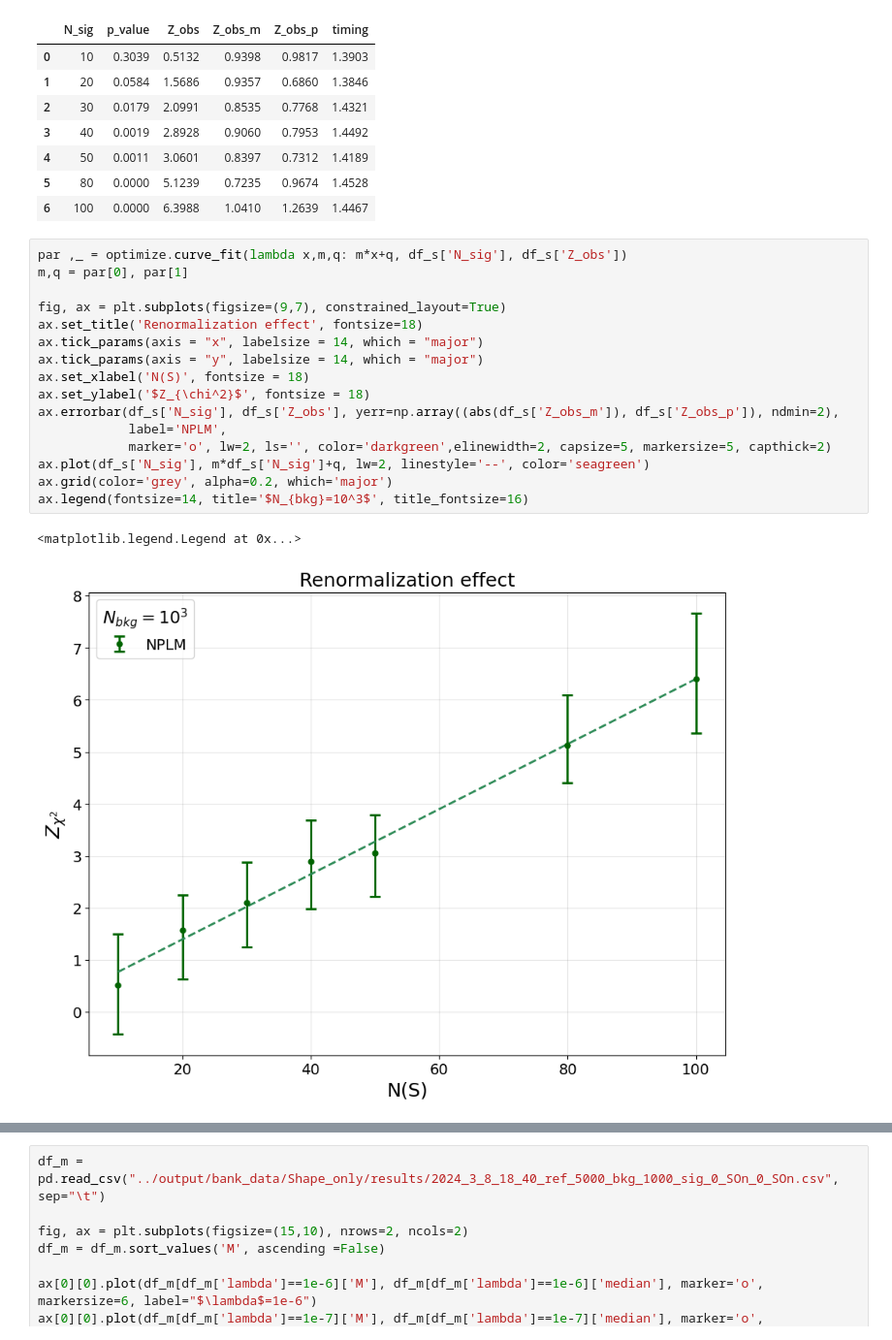
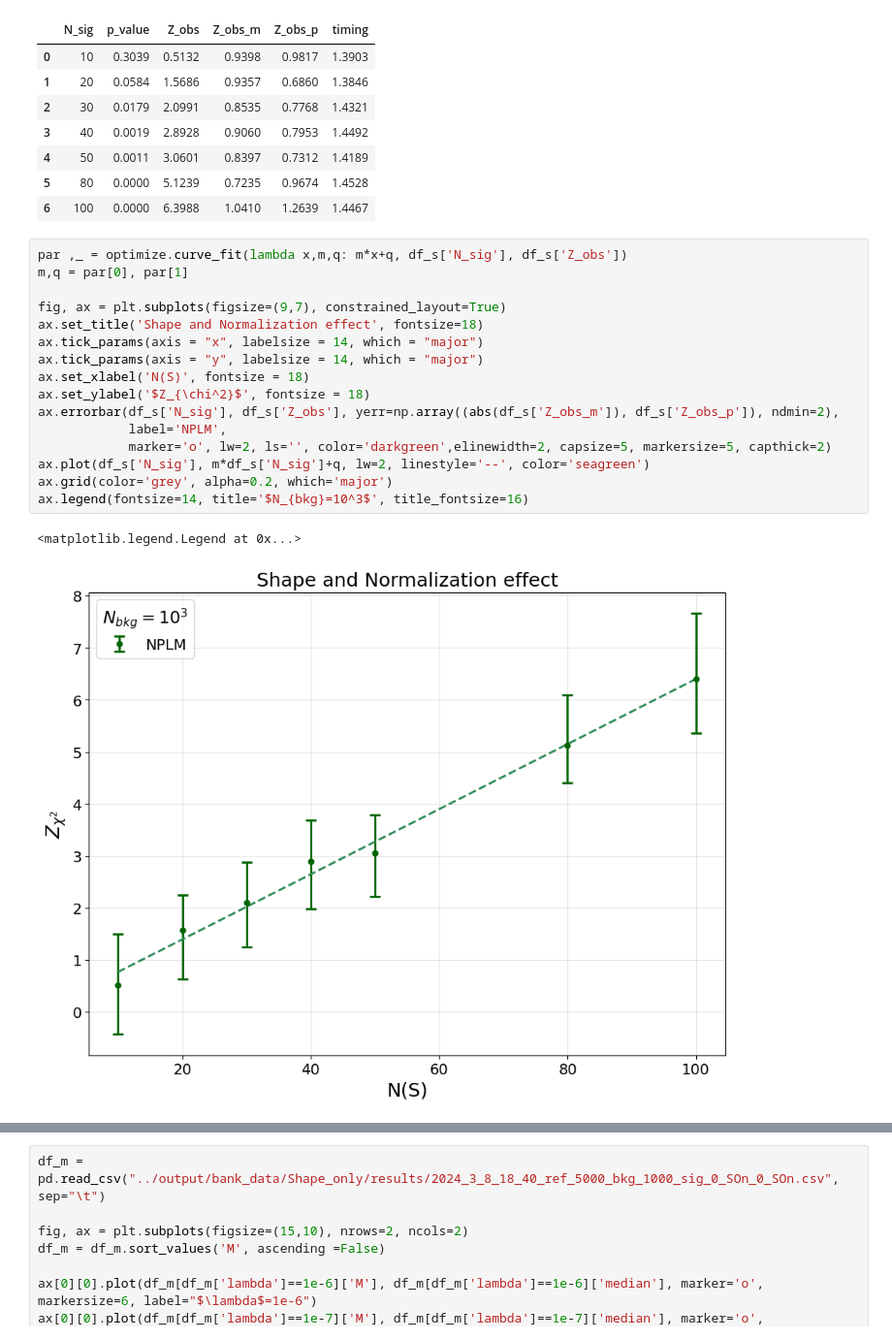
Before and after one commit to PietroCappelli/NPLM-Falkon, a Jupyter notebook: creditcard_study/output_analysis_new.ipynb, the cells around one changed output, grey strips where cells are left out. Shown at 97% size. Cells and saved outputs as stored; diff of their text form.

```diff
--- a/creditcard_study/output_analysis_new.ipynb
+++ b/creditcard_study/output_analysis_new.ipynb
@@ -259,20 +267,20 @@ df_s.head(10)
 # %%
 par ,_ = optimize.curve_fit(lambda x,m,q: m*x+q, df_s['N_sig'], df_s['Z_obs'])
 m,q = par[0], par[1]
 
 fig, ax = plt.subplots(figsize=(9,7), constrained_layout=True)
-ax.set_title('Renormalization effect', fontsize=18)
+ax.set_title('Shape and Normalization effect', fontsize=18)
 ax.tick_params(axis = "x", labelsize = 14, which = "major")
 ax.tick_params(axis = "y", labelsize = 14, which = "major")
 ax.set_xlabel('N(S)', fontsize = 18)
 ax.set_ylabel('$Z_{\chi^2}$', fontsize = 18)
 ax.errorbar(df_s['N_sig'], df_s['Z_obs'], yerr=np.array((abs(df_s['Z_obs_m']), df_s['Z_obs_p']), ndmin=2),
             label='NPLM',
             marker='o', lw=2, ls='', color='darkgreen',elinewidth=2, capsize=5, markersize=5, capthick=2)
 ax.plot(df_s['N_sig'], m*df_s['N_sig']+q, lw=2, linestyle='--', color='seagreen')
 ax.grid(color='grey', alpha=0.2, which='major')
 ax.legend(fontsize=14, title='$N_{bkg}=10^3$', title_fontsize=16)
 # %% [output]
 <matplotlib.legend.Legend at 0x...>
-[figure, old version]
+[figure, new version]
 # %% [markdown]
```
Also changed, not shown: parts of 19 cells of this notebook, 4 other files.
